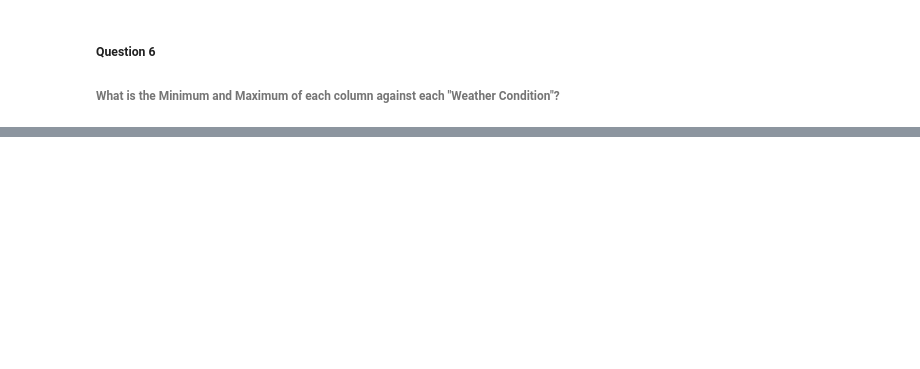
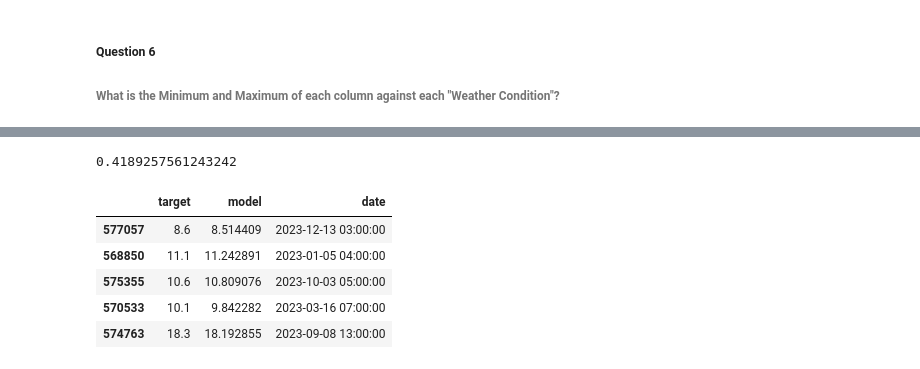
Before and after one commit to felipedds/weather-analysis, a Jupyter notebook: notebooks/analysis.ipynb, the cells around one changed output, grey strips where cells are left out. Saved outputs shown, nothing was run; the diff lists cells and outputs as text; code cells hidden in the pictures; blank space fills up the shorter version.

```diff
--- a/notebooks/analysis.ipynb
+++ b/notebooks/analysis.ipynb
@@ -242,0 +299,16 @@ data_interpolated.groupby("weather_condition").max()
+# %%
+# Mean Absolute Error (MAE)
+print(mean_absolute_error(y_test, predictions))
+
+# Combined the two data to verify the value of target and predictions about the target
+combined = pd.concat([y_test, pd.Series(predictions, index=X_test.index), pd.Series(data_interpolated["date"], index=X_test.index)], axis=1)
+combined.columns = ["target", "model", "date"]
+combined.tail()
+# %% [output]
+0.4189257561243242
+|  | target | model | date |
+| 577057 | 8.6 | 8.514409 | 2023-12-13 03:00:00 |
+| 568850 | 11.1 | 11.242891 | 2023-01-05 04:00:00 |
+| 575355 | 10.6 | 10.809076 | 2023-10-03 05:00:00 |
+| 570533 | 10.1 | 9.842282 | 2023-03-16 07:00:00 |
+| 574763 | 18.3 | 18.192855 | 2023-09-08 13:00:00 |
```
Also changed, not shown: parts of 14 cells of this notebook, 7 other files.
